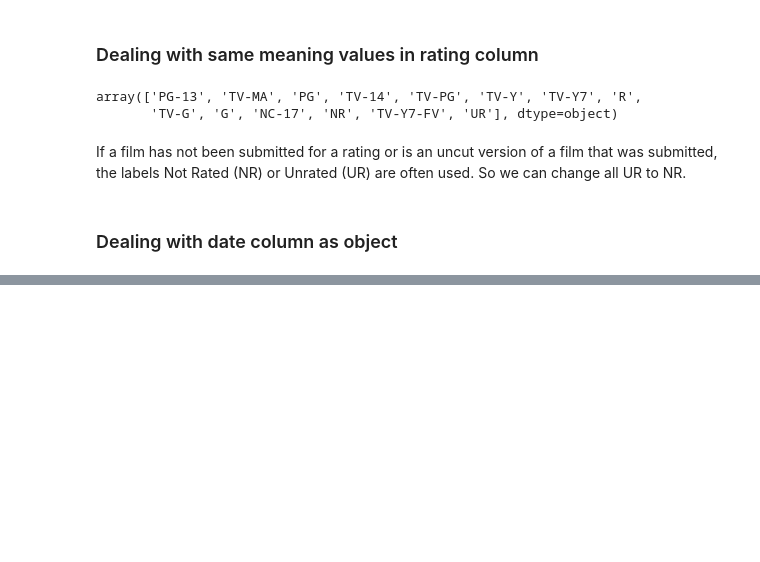
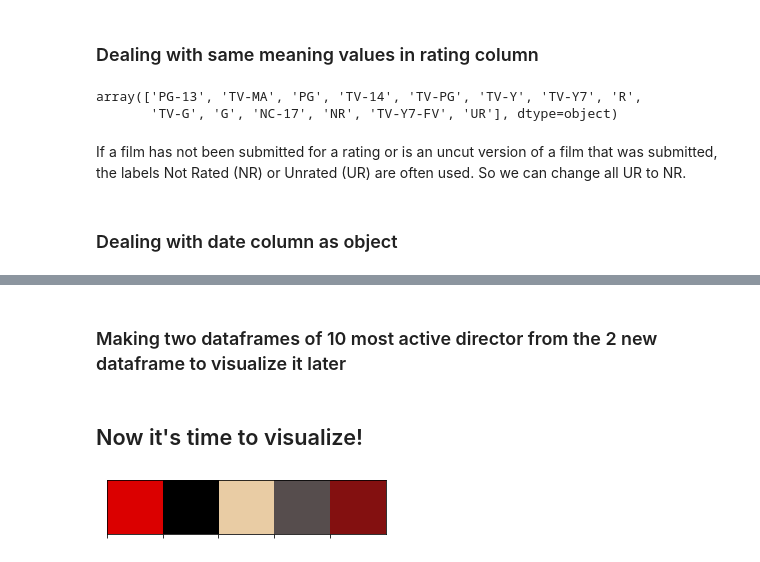
Before and after one commit to lalesafarzade/analysis-and-visualize, a Jupyter notebook: Data_cleaning/Netflix.ipynb, the cells around one changed output, grey strips where cells are left out. Cells and saved outputs as stored; diff of their text form; code cells hidden in the pictures; blank space fills up the shorter version.

```diff
--- a/Data_cleaning/Netflix.ipynb
+++ b/Data_cleaning/Netflix.ipynb
@@ -183,0 +236,2 @@ netflix_df['title'].nunique()
+# %% [markdown]
+### Making two dataframes of 10 most active director from the 2 new dataframe to visualize it later
@@ -183,0 +247,9 @@ netflix_df['title'].nunique()
+# %% [markdown]
+## Now it's time to visualize!
+# %%
+# Set your custom color palette
+netflix_colors = ["#db0000", "#000000", "#e9cca4", "#564d4d","#831010"]
+sns.set_palette(sns.color_palette(netflix_colors))
+sns.palplot(netflix_colors)
+# %% [output]
+[figure, added]
```
Also changed, not shown: parts of 39 cells of this notebook.
